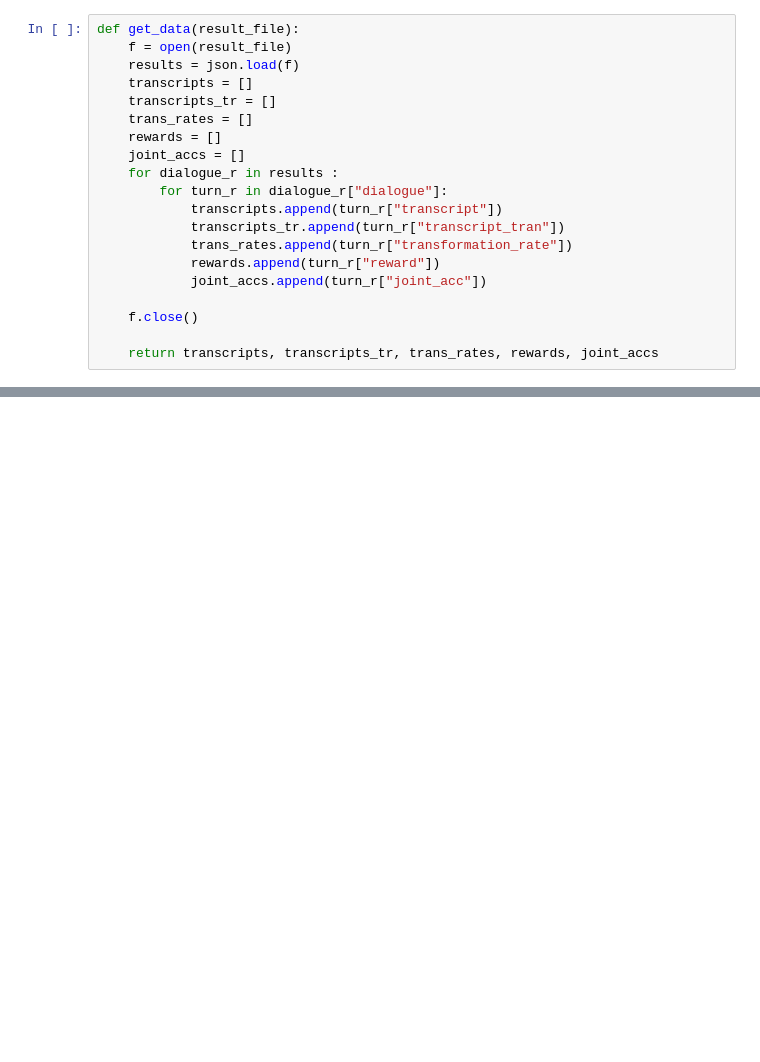
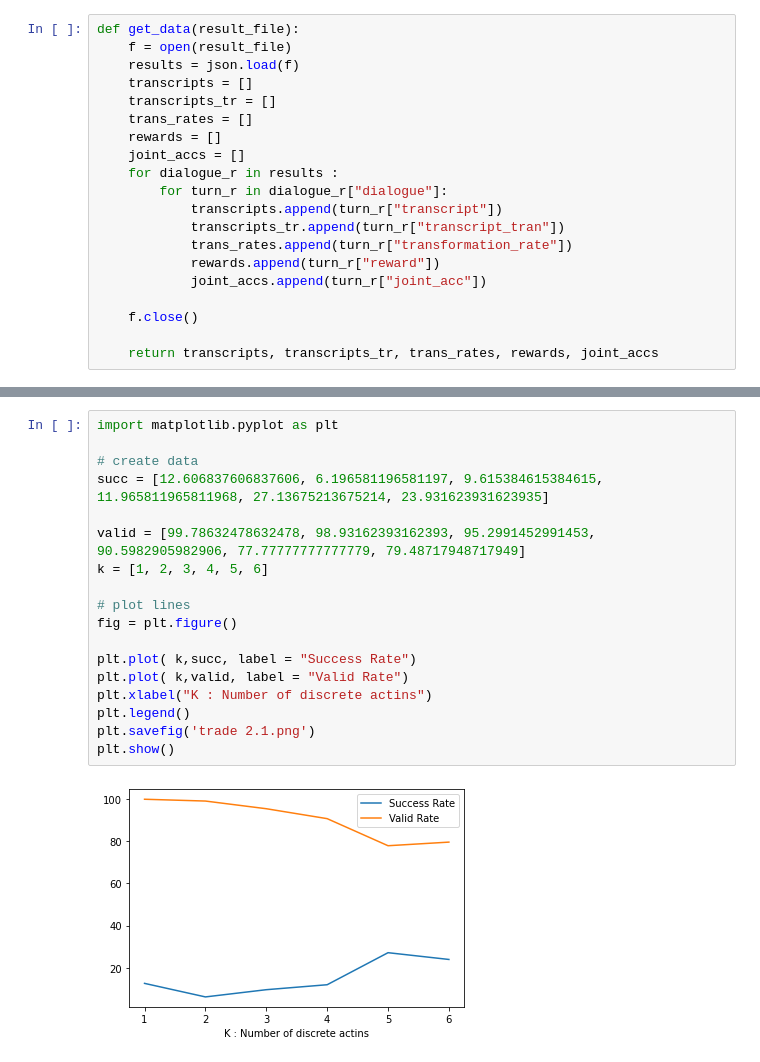
Before and after one commit to AltafAllahAbbassi/RLTest4Chatbot, a Jupyter notebook: analysis.ipynb, the cells around one changed output, grey strips where cells are left out. Cells and saved outputs as stored; diff of their text form; blank space fills up the shorter version.

```diff
--- a/analysis.ipynb
+++ b/analysis.ipynb
@@ -23,0 +293,20 @@ def get_data(result_file):
+# %%
+import matplotlib.pyplot as plt
+
+# create data
+succ = [12.606837606837606, 6.196581196581197, 9.615384615384615, 11.965811965811968, 27.13675213675214, 23.931623931623935]
+
+valid = [99.78632478632478, 98.93162393162393, 95.2991452991453, 90.5982905982906, 77.77777777777779, 79.48717948717949]
+k = [1, 2, 3, 4, 5, 6]
+
+# plot lines
+fig = plt.figure()
+
+plt.plot( k,succ, label = "Success Rate")
+plt.plot( k,valid, label = "Valid Rate")
+plt.xlabel("K : Number of discrete actins")
+plt.legend()
+plt.savefig('trade 2.1.png')
+plt.show()
+# %% [output]
+[figure, added]
```
Also changed, not shown: parts of 23 cells of this notebook, 30 other files.
